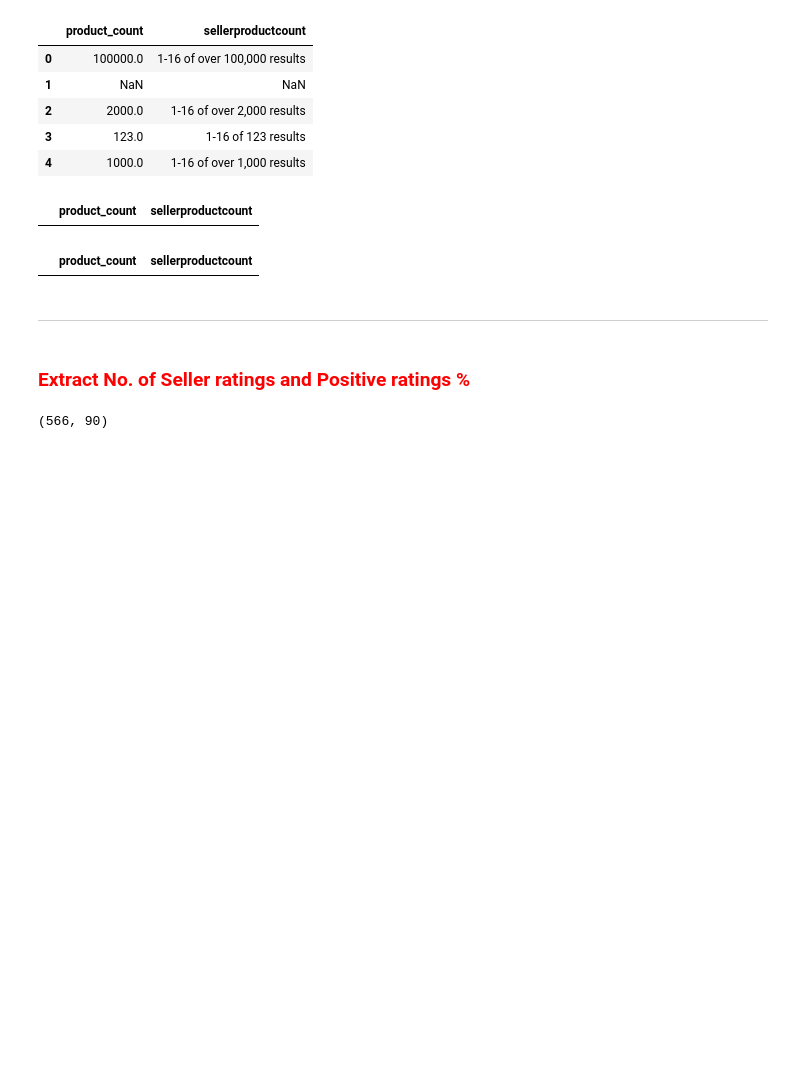
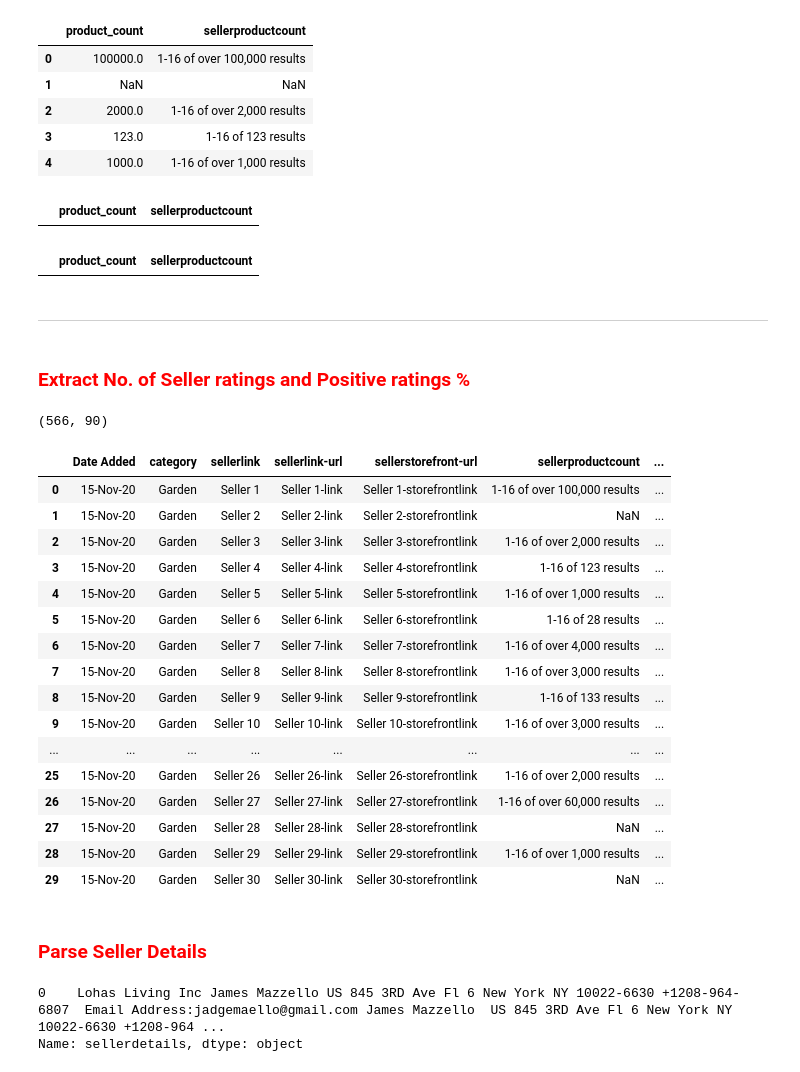
Before and after one commit to gamebusterz/razorgroup-assignment, a Jupyter notebook: razor.ipynb, the cells around one changed output. Cells and saved outputs as stored; diff of their text form; code cells hidden in the pictures; blank space fills up the shorter version.

```diff
--- a/razor.ipynb
+++ b/razor.ipynb
@@ -23,6 +32,9 @@ Data columns (total 21 columns):
  20  Unnamed: 20                                        0 non-null      float64
 dtypes: float64(3), int64(6), object(12)
 memory usage: 301.8+ KB
+# %%
+# Dropping unnamed extra columns
+df.drop(['Unnamed: 18', 'Unnamed: 19','Unnamed: 20'], axis=1, inplace=True)
 # %%
 # Describe the dataframe
 df.describe()
@@ -117,3 +128,25 @@ parse_seller_ratings('90% positive in the last 12 months (566 ratings)')
 # Create two new columns rating_count and positive_rating_perc
 # df[['rating_count','positive_rating_perc']] = df.apply(lambda x: parse_seller_ratings(x.sellerratings),axis=1)
 df[['rating_count','positive_rating_perc']] = df.apply(lambda x: parse_seller_ratings(x.sellerratings), axis=1, result_type='expand')
+# %%
+df.head(30)
+# %% [output]
+|  | Date Added | category | sellerlink | sellerlink-url | sellerstorefront-url | sellerproductcount | ... |
+| 0 | 15-Nov-20 | Garden | Seller 1 | Seller 1-link | Seller 1-storefrontlink | 1-16 of over 100,000 results | ... |
+| 1 | 15-Nov-20 | Garden | Seller 2 | Seller 2-link | Seller 2-storefrontlink | NaN | ... |
+| 2 | 15-Nov-20 | Garden | Seller 3 | Seller 3-link | Seller 3-storefrontlink | 1-16 of over 2,000 results | ... |
+| 3 | 15-Nov-20 | Garden | Seller 4 | Seller 4-link | Seller 4-storefrontlink | 1-16 of 123 results | ... |
+| 4 | 15-Nov-20 | Garden | Seller 5 | Seller 5-link | Seller 5-storefrontlink | 1-16 of over 1,000 results | ... |
+| 5 | 15-Nov-20 | Garden | Seller 6 | Seller 6-link | Seller 6-storefrontlink | 1-16 of 28 results | ... |
+| 6 | 15-Nov-20 | Garden | Seller 7 | Seller 7-link | Seller 7-storefrontlink | 1-16 of over 4,000 results | ... |
+| 7 | 15-Nov-20 | Garden | Seller 8 | Seller 8-link | Seller 8-storefrontlink | 1-16 of over 3,000 results | ... |
+| 8 | 15-Nov-20 | Garden | Seller 9 | Seller 9-link | Seller 9-storefrontlink | 1-16 of 133 results | ... |
+| 9 | 15-Nov-20 | Garden | Seller 10 | Seller 10-link | Seller 10-storefrontlink | 1-16 of over 3,000 results | ... |
+| ... | ... | ... | ... | ... | ... | ... | ... |
+| 25 | 15-Nov-20 | Garden | Seller 26 | Seller 26-link | Seller 26-storefrontlink | 1-16 of over 2,000 results | ... |
+| 26 | 15-Nov-20 | Garden | Seller 27 | Seller 27-link | Seller 27-storefrontlink | 1-16 of over 60,000 results | ... |
+| 27 | 15-Nov-20 | Garden | Seller 28 | Seller 28-link | Seller 28-storefrontlink | NaN | ... |
+| 28 | 15-Nov-20 | Garden | Seller 29 | Seller 29-link | Seller 29-storefrontlink | 1-16 of over 1,000 results | ... |
+| 29 | 15-Nov-20 | Garden | Seller 30 | Seller 30-link | Seller 30-storefrontlink | NaN | ... |
+# %% [markdown]
+### <span style="color:red"> Parse Seller Details </span>
@@ -119,0 +155,5 @@ df[['rating_count','positive_rating_perc']] = df.apply(lambda x: parse_seller_ra
+# %%
+df['sellerdetails'].head(1)
+# %% [output]
+0    Lohas Living Inc James Mazzello US 845 3RD Ave Fl 6 New York NY 10022-6630 +1208-964-6807  Email Address:jadgemaello@gmail.com James Mazzello  US 845 3RD Ave Fl 6 New York NY 10022-6630 +1208-964 ...
+Name: sellerdetails, dtype: object
```
Also changed, not shown: parts of 27 cells of this notebook, 1 other file.
